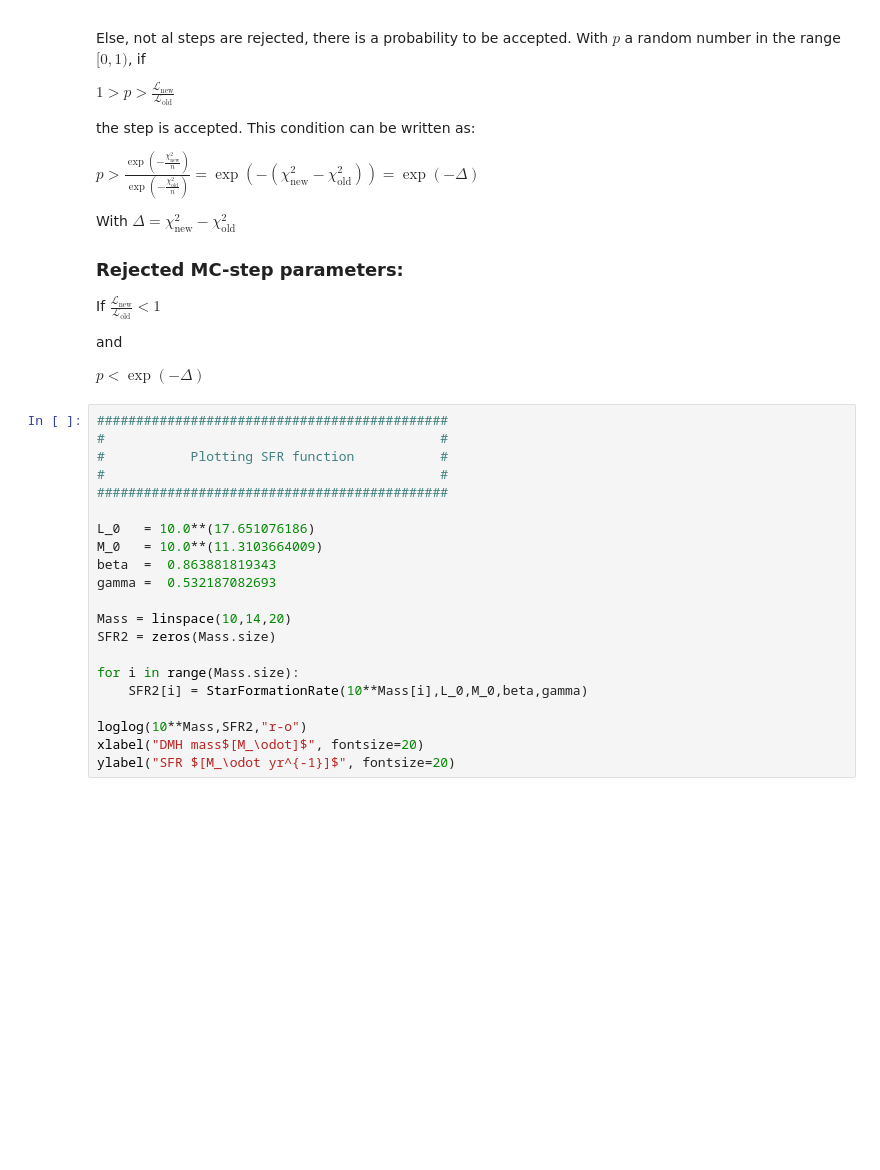
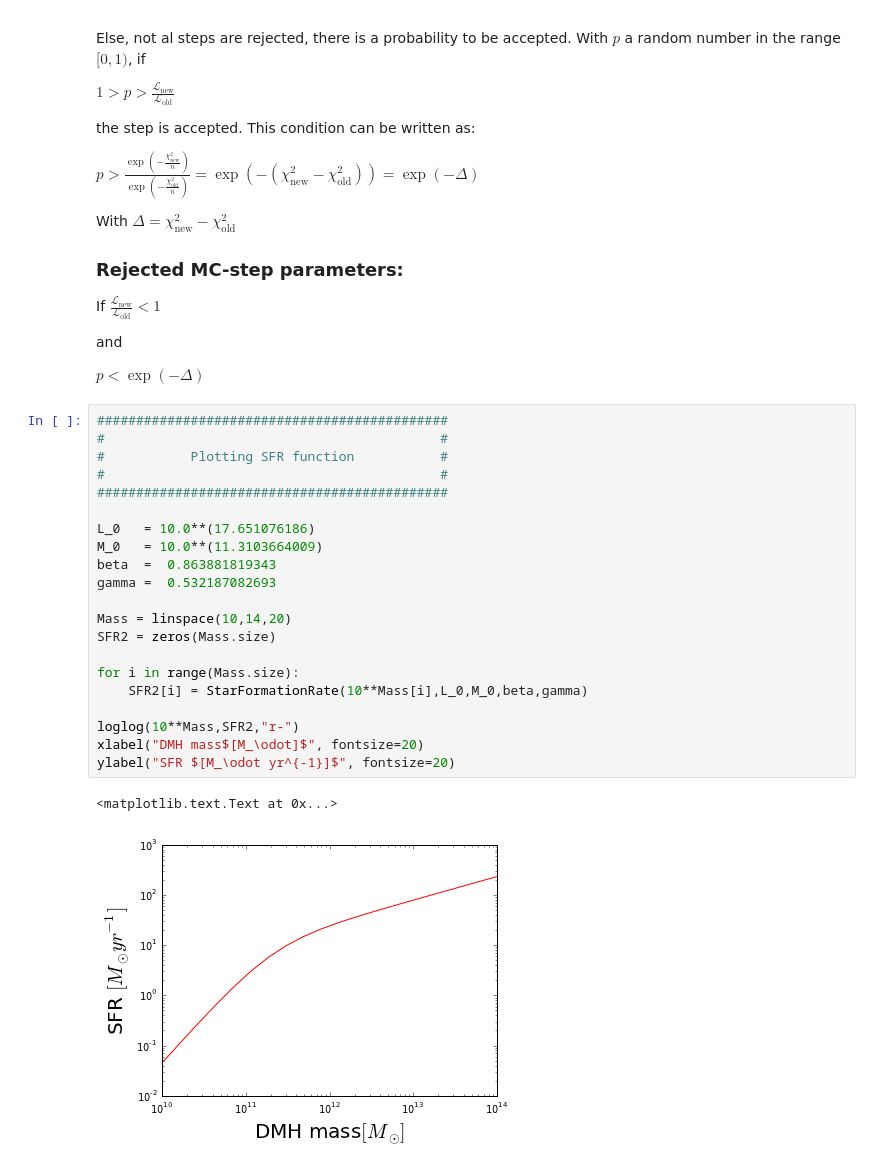
Before and after one commit to flgomezc/sfr-dmhm, a Jupyter notebook: program/main.ipynb, the cells around one changed output. Saved outputs shown, nothing was run; the diff lists cells and outputs as text; blank space fills up the shorter version.

```diff
--- a/program/main.ipynb
+++ b/program/main.ipynb
@@ -389,23 +408,26 @@ $ p < \exp\left( -\Delta \right)$
 # %%
 #############################################
 #                                           #
 #           Plotting SFR function           #
 #                                           #
 #############################################
 
 L_0   = 10.0**(17.651076186)
 M_0   = 10.0**(11.3103664009)
 beta  =  0.863881819343
 gamma =  0.532187082693
 
 Mass = linspace(10,14,20)
 SFR2 = zeros(Mass.size)
 
 for i in range(Mass.size):
     SFR2[i] = StarFormationRate(10**Mass[i],L_0,M_0,beta,gamma)
 
-loglog(10**Mass,SFR2,"r-o")
+loglog(10**Mass,SFR2,"r-")
 xlabel("DMH mass$[M_\odot]$", fontsize=20)
 ylabel("SFR $[M_\odot yr^{-1}]$", fontsize=20)
+# %% [output]
+<matplotlib.text.Text at 0x...>
+[figure, added]
 # %%
 from IPython.core.display import HTML
```
Also changed, not shown: parts of 9 cells of this notebook, 1 other file.
